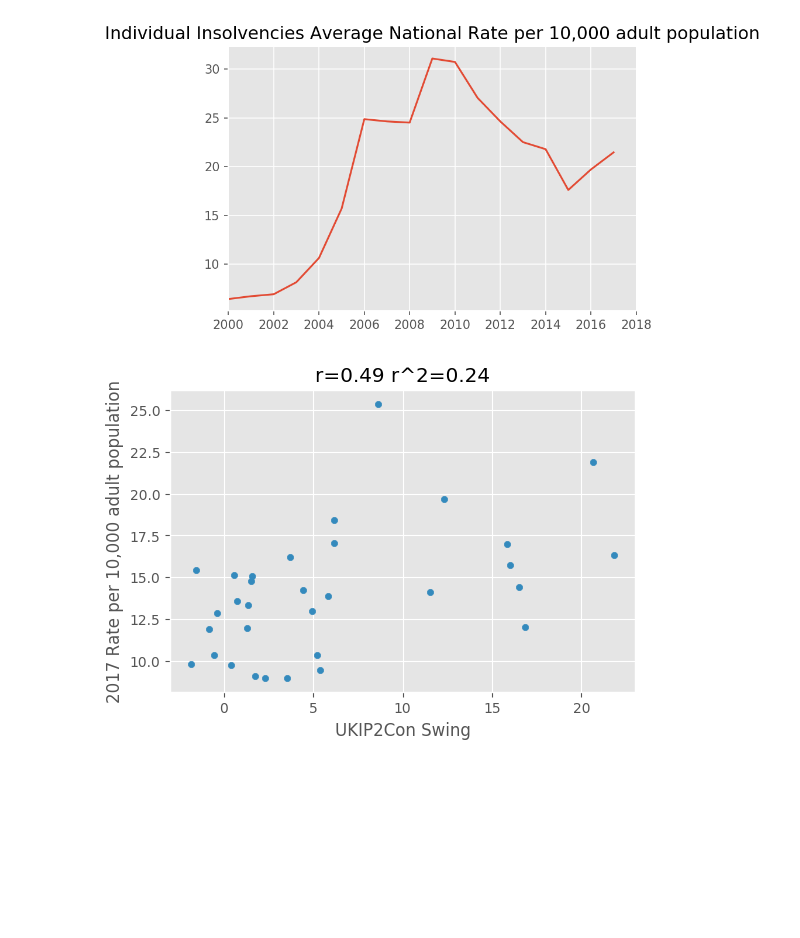
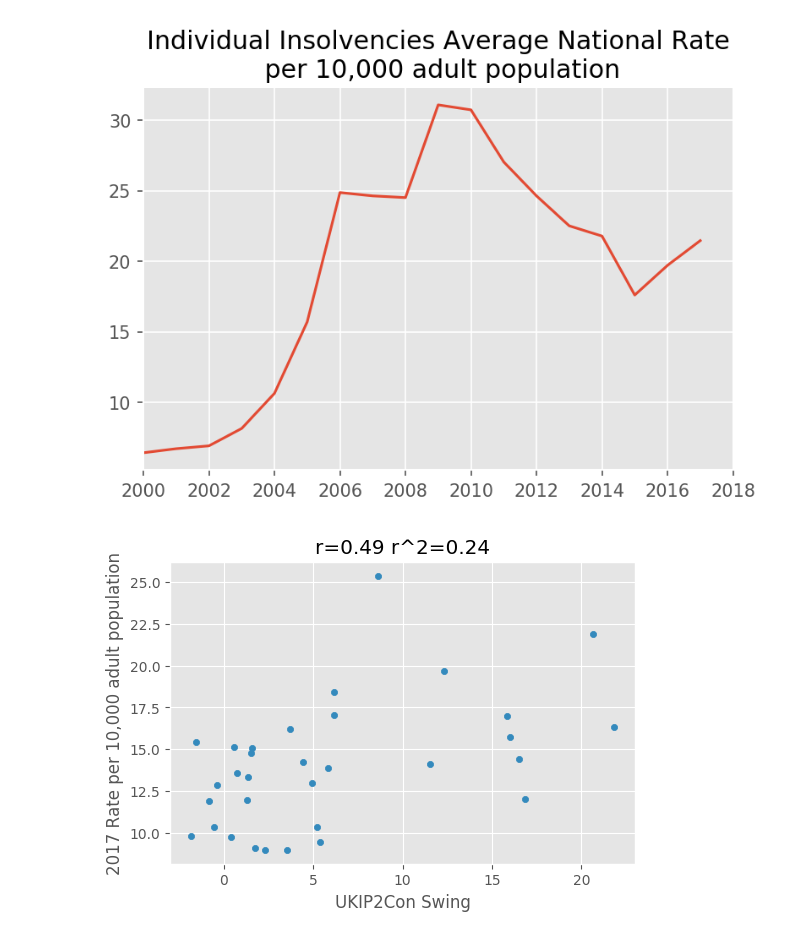
Before and after one commit to CampaignLab/insolvencies, a Jupyter notebook: insolvencies_dec_hackday.ipynb, the cells around one changed output. Drawn from its saved outputs; the diff is of its cells as text; code cells hidden in the pictures; blank space fills up the shorter version.

```diff
--- a/insolvencies_dec_hackday.ipynb
+++ b/insolvencies_dec_hackday.ipynb
@@ -41,19 +42,20 @@ df_insolv = get_insolvencies_by_la()
 # %%
 df_insolv_agged = df_insolv.drop([0,1,2])
 df_insolv_agged = df_insolv_agged.drop(['Local Authorities'],axis=1)
 df_insolv_agged = df_insolv_agged.drop(['Codes'],axis=1)
 
 s = df_insolv_agged.mean()
 per_10k = s[s.index.str.contains('Rate per 10,000 adult population')]
 per_10k.index = per_10k.index.to_series().apply(lambda x : float(x.split(' ')[0]))
 
 plt.figure(dpi=150)
-plt.title('Individual Insolvencies Average National Rate per 10,000 adult population')
+plt.title('Individual Insolvencies Average National Rate\n per 10,000 adult population')
 per_10k.plot()
 plt.xlim(2000,2018)
+plt.savefig('national_insolvencies_rate.png')
 plt.show()
 # %% [output]
-[figure, old version]
+[figure, new version]
 # %%
 df_elec = get_election_data()
 party_a = 'UKIP'
```
Also changed, not shown: parts of 7 cells of this notebook, 1 other file.
